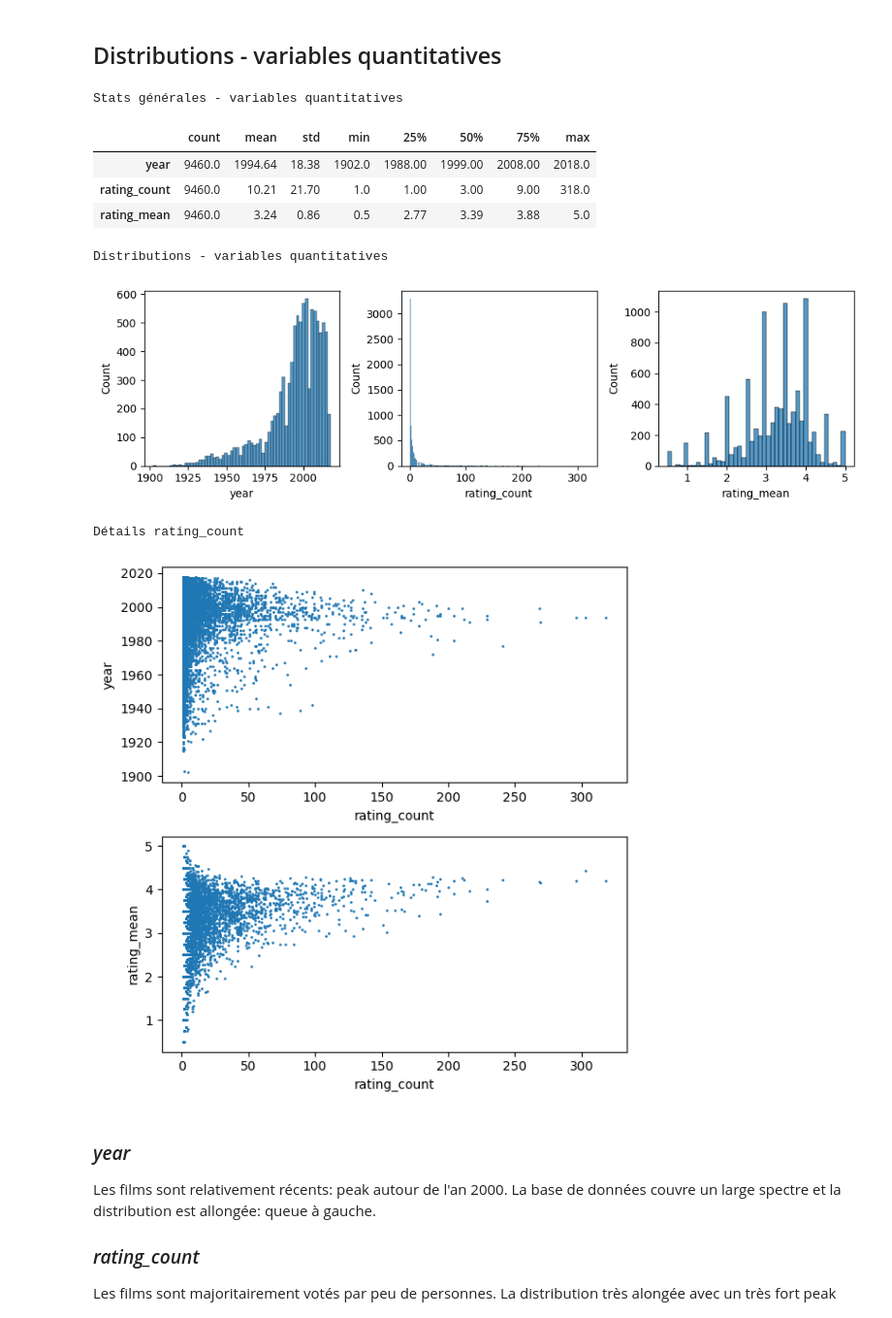
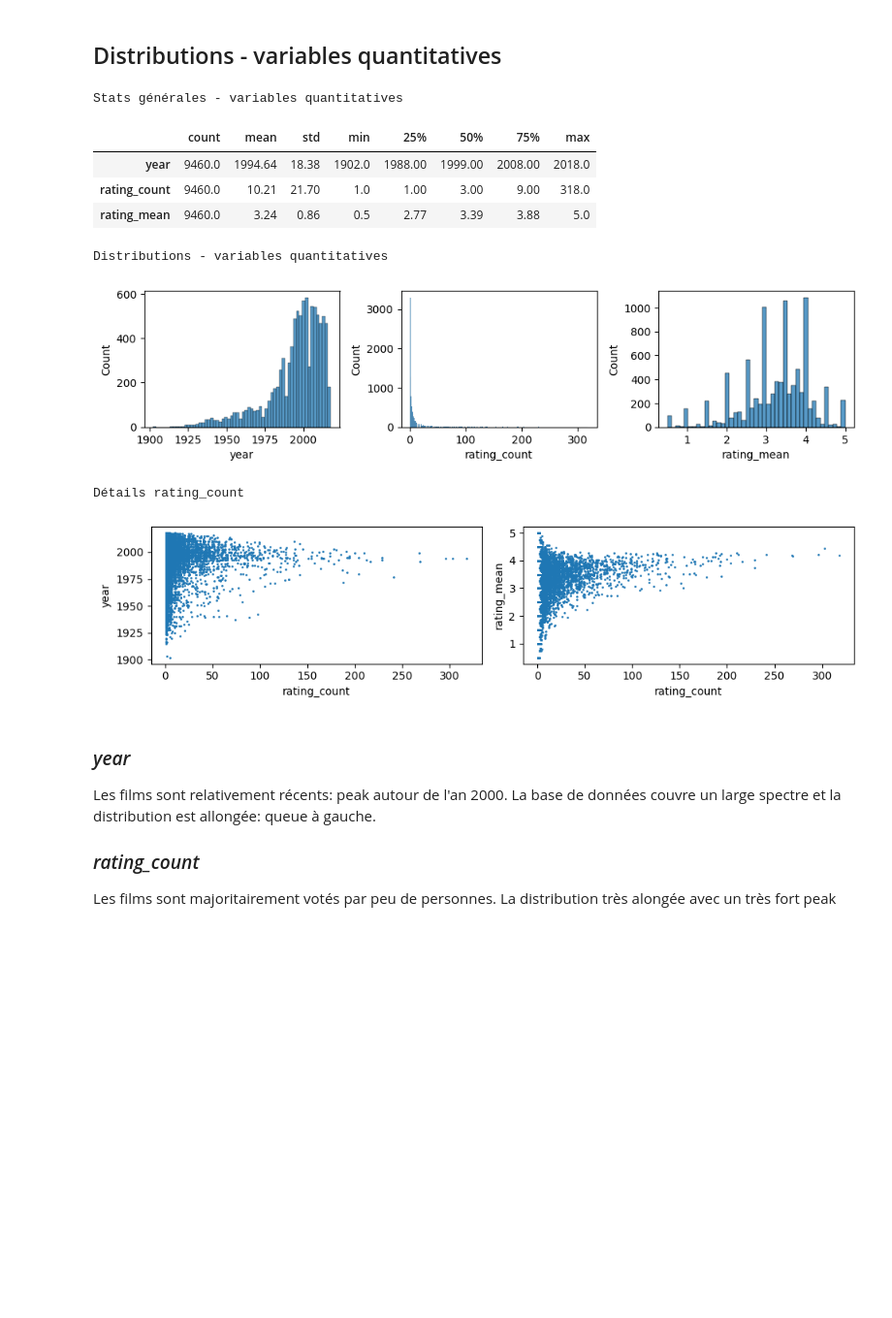
Before and after one commit to jfgagnon00/MovieLens, a Jupyter notebook: Exploration.ipynb, the cells around one changed output. Shown: that part at 97% size. Drawn from its saved outputs; the diff is of its cells as text; code cells hidden in the pictures; blank space fills up the shorter version.

```diff
--- a/Exploration.ipynb
+++ b/Exploration.ipynb
@@ -103,35 +100,35 @@ qual_df = movies_df[qual_cols]
 # %%
 print("Stats générales - variables quantitatives")
 display(quant_df.describe().T.round(2))
 print()
 print("Distributions - variables quantitatives")
-clstr.show_distributions(quant_df, num_cols=3, figsize=(10, 3))
+clstr.show_distributions(quant_df, num_cols=3, figsize=(10, 2.5))
 
 print("Détails rating_count")
-plt.figure(figsize=(6, 6))
+plt.figure(figsize=(10, 2.5))
 
-plt.subplot(211)
+plt.subplot(121)
 plt.scatter(quant_df.rating_count, quant_df.year, s=1)
 plt.xlabel("rating_count")
 plt.ylabel("year")
 
-plt.subplot(212)
+plt.subplot(122)
 plt.scatter(quant_df.rating_count, quant_df.rating_mean, s=1)
 plt.xlabel("rating_count")
 plt.ylabel("rating_mean")
 
 plt.tight_layout()
 plt.show()
 # %% [output]
 Stats générales - variables quantitatives
 |  | count | mean | std | min | 25% | 50% | 75% | max |
 | year | 9460.0 | 1994.64 | 18.38 | 1902.0 | 1988.00 | 1999.00 | 2008.00 | 2018.0 |
 | rating_count | 9460.0 | 10.21 | 21.70 | 1.0 | 1.00 | 3.00 | 9.00 | 318.0 |
 | rating_mean | 9460.0 | 3.24 | 0.86 | 0.5 | 2.77 | 3.39 | 3.88 | 5.0 |
 Distributions - variables quantitatives
-[figure, old version]
+[figure, new version]
 Détails rating_count
-[figure, old version]
+[figure, new version]
 # %% [markdown]
 <font class="answer">
 
```
Also changed, not shown: parts of 32 cells of this notebook, 4 other files.
